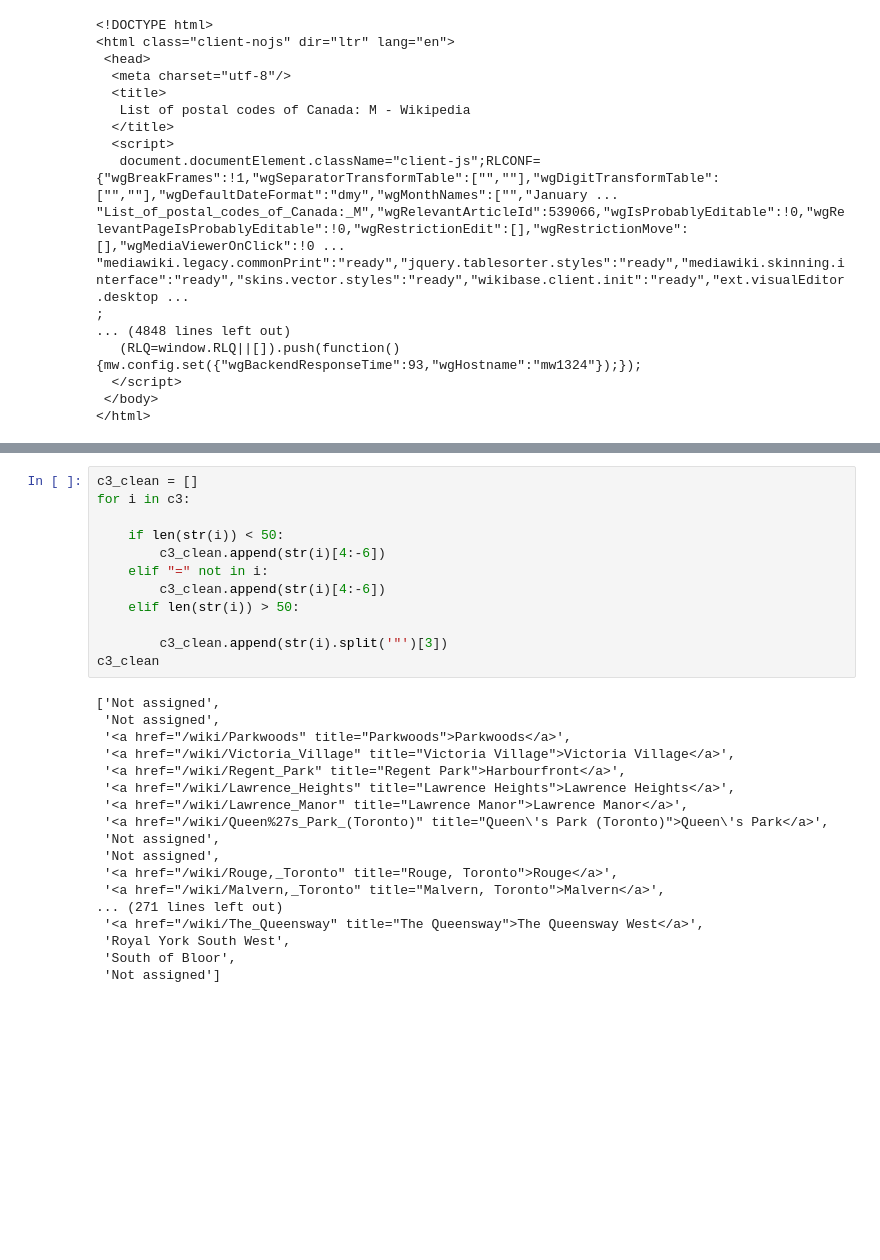
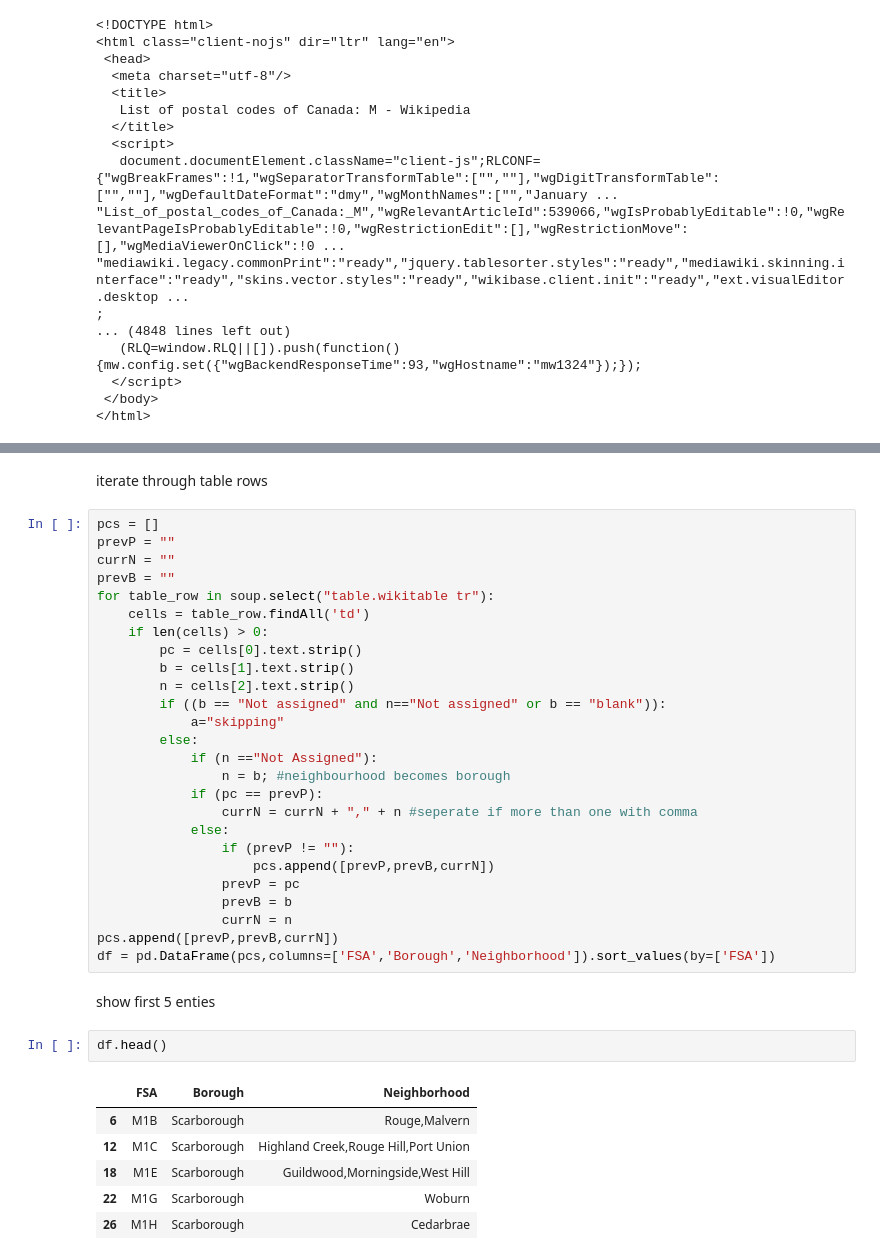
Before and after one commit to bashallc/IBM-Data-Science-Professional-Certificate, a Jupyter notebook: Assignment 3.ipynb, the cells around one changed output, grey strips where cells are left out. Drawn from its saved outputs; the diff is of its cells as text; blank space fills up the shorter version.

```diff
--- a/Assignment 3.ipynb
+++ b/Assignment 3.ipynb
@@ -94,30 +32,39 @@ len(c2_clean)
-# %%
-c3_clean = []
-for i in c3:
-
-    if len(str(i)) < 50:
-        c3_clean.append(str(i)[4:-6])
-    elif "=" not in i:
-        c3_clean.append(str(i)[4:-6])
-    elif len(str(i)) > 50:
-
-        c3_clean.append(str(i).split('"')[3])
-c3_clean
-# %% [output]
-['Not assigned',
- 'Not assigned',
- '<a href="/wiki/Parkwoods" title="Parkwoods">Parkwoods</a>',
- '<a href="/wiki/Victoria_Village" title="Victoria Village">Victoria Village</a>',
- '<a href="/wiki/Regent_Park" title="Regent Park">Harbourfront</a>',
- '<a href="/wiki/Lawrence_Heights" title="Lawrence Heights">Lawrence Heights</a>',
- '<a href="/wiki/Lawrence_Manor" title="Lawrence Manor">Lawrence Manor</a>',
- '<a href="/wiki/Queen%27s_Park_(Toronto)" title="Queen\'s Park (Toronto)">Queen\'s Park</a>',
- 'Not assigned',
- 'Not assigned',
- '<a href="/wiki/Rouge,_Toronto" title="Rouge, Toronto">Rouge</a>',
- '<a href="/wiki/Malvern,_Toronto" title="Malvern, Toronto">Malvern</a>',
-... (271 lines left out)
- '<a href="/wiki/The_Queensway" title="The Queensway">The Queensway West</a>',
- 'Royal York South West',
- 'South of Bloor',
- 'Not assigned']
+# %% [markdown]
+iterate through table rows
+# %%
+pcs = []
+prevP = ""
+currN = ""
+prevB = ""
+for table_row in soup.select("table.wikitable tr"):
+    cells = table_row.findAll('td')
+    if len(cells) > 0:
+        pc = cells[0].text.strip()
+        b = cells[1].text.strip()
+        n = cells[2].text.strip()
+        if ((b == "Not assigned" and n=="Not assigned" or b == "blank")):
+            a="skipping"
+        else:
+            if (n =="Not Assigned"):
+                n = b; #neighbourhood becomes borough
+            if (pc == prevP):
+                currN = currN + "," + n #seperate if more than one with comma
+            else:
+                if (prevP != ""):
+                    pcs.append([prevP,prevB,currN])
+                prevP = pc
+                prevB = b
+                currN = n
+pcs.append([prevP,prevB,currN])
+df = pd.DataFrame(pcs,columns=['FSA','Borough','Neighborhood']).sort_values(by=['FSA'])
+# %% [markdown]
+show first 5 enties
+# %%
+df.head()
+# %% [output]
+|  | FSA | Borough | Neighborhood |
+| 6 | M1B | Scarborough | Rouge,Malvern |
+| 12 | M1C | Scarborough | Highland Creek,Rouge Hill,Port Union |
+| 18 | M1E | Scarborough | Guildwood,Morningside,West Hill |
+| 22 | M1G | Scarborough | Woburn |
+| 26 | M1H | Scarborough | Cedarbrae |
```
Also changed, not shown: parts of 13 cells of this notebook.
